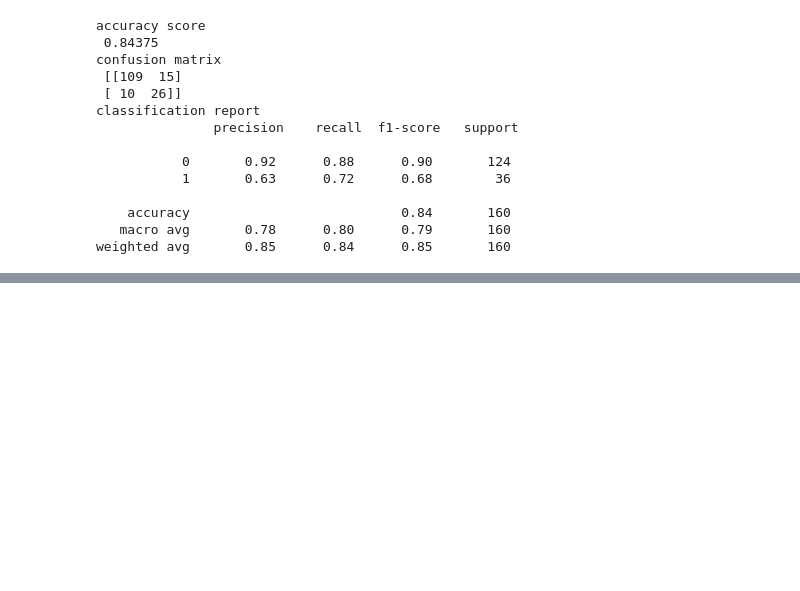
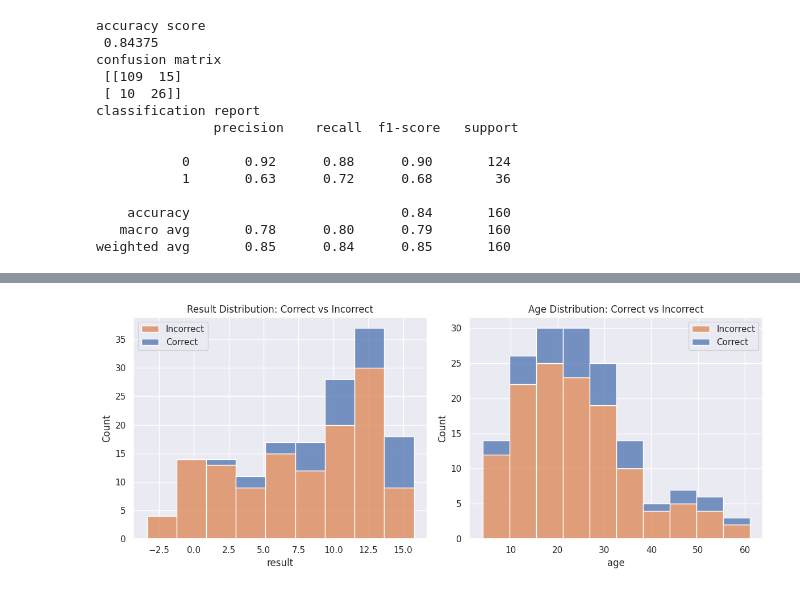
Before and after one commit to HARSHUL-1312/Autism-prediction-, a Jupyter notebook: Autism_prediction.ipynb, the cells around one changed output, grey strips where cells are left out. Saved outputs shown, nothing was run; the diff lists cells and outputs as text; code cells hidden in the pictures; blank space fills up the shorter version.

```diff
--- a/Autism_prediction.ipynb
+++ b/Autism_prediction.ipynb
@@ -706,3 +706,19 @@ classification report
     accuracy                           0.84       160
    macro avg       0.78      0.80      0.79       160
 weighted avg       0.85      0.84      0.85       160
+# %%
+from sklearn.ensemble import VotingClassifier
+
+# Create new interaction features
+x_train_enhanced = x_train_resampled.copy()
+x_test_enhanced = x_test.copy()
+
+# Interaction between result and age
+x_train_enhanced['age_result_inter'] = x_train_enhanced['age'] * x_train_enhanced['result']
+x_test_enhanced['age_result_inter'] = x_test_enhanced['age'] * x_test_enhanced['result']
+
+# Polynomial features for result
+x_train_enhanced['result_sq'] = x_train_enhanced['result'] ** 2
+x_test_enhanced['result_sq'] = x_test_enhanced['result'] ** 2
+
+display(x_train_enhanced.head())
@@ -708,0 +766,11 @@ weighted avg       0.85      0.84      0.85       160
+# %%
+error_analysis_df = x_test_enhanced.copy()
+error_analysis_df['Actual'] = y_test.values
+error_analysis_df['Predicted'] = y_pred_voting
+
+
+misclassified = error_analysis_df[error_analysis_df['Actual'] != error_analysis_df['Predicted']]
+
+print(f"Total misclassified samples: {len(misclassified)}")
+
+display(misclassified.head(10))
@@ -708,0 +790,17 @@ weighted avg       0.85      0.84      0.85       160
+# %%
+plt.figure(figsize=(12, 5))
+
+plt.subplot(1, 2, 1)
+sns.histplot(data=error_analysis_df, x='result', hue=(error_analysis_df['Actual'] == error_analysis_df['Predicted']), multiple="stack")
+plt.title('Result Distribution: Correct vs Incorrect')
+plt.legend(['Incorrect', 'Correct'])
+
+plt.subplot(1, 2, 2)
+sns.histplot(data=error_analysis_df, x='age', hue=(error_analysis_df['Actual'] == error_analysis_df['Predicted']), multiple="stack")
+plt.title('Age Distribution: Correct vs Incorrect')
+plt.legend(['Incorrect', 'Correct'])
+
+plt.tight_layout()
+plt.show()
+# %% [output]
+[figure, added]
```
Also changed, not shown: parts of 3 cells of this notebook.
